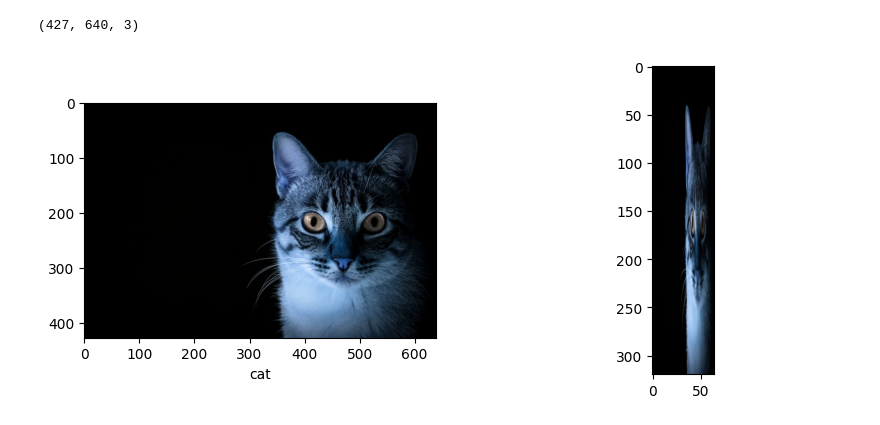
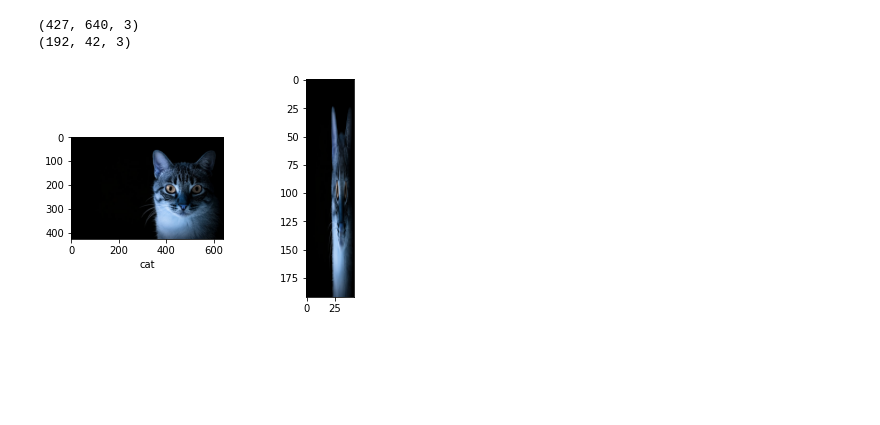
Before and after one commit to Mike0325-c/computer-vision, a Jupyter notebook: OpenCv/cv2_basical_utilities/rescale.ipynb, the cells around one changed output. Drawn from its saved outputs; the diff is of its cells as text; code cells hidden in the pictures; blank space fills up the shorter version.

```diff
--- a/OpenCv/cv2_basical_utilities/rescale.ipynb
+++ b/OpenCv/cv2_basical_utilities/rescale.ipynb
@@ -3,37 +3,39 @@ import cv2 as cv
 import matplotlib.pyplot as plt
 img = cv.imread('../Resources/Photos/cat.jpg')
 
 
 print(img.shape)
 def rescaleFrame(frame, scale=0.75):
     #image, videoes and live video
-    width = int(frame.shape[1] * 0.1)
-    height = int(frame.shape[0] * scale)
+    width = int(frame.shape[1] * 0.3)
+    height = int(frame.shape[0] * 0.8)
 
 
     # set the dimensions eauql to  tuple of width and height
     dimensions = (width,height)
 
     # resize a frame to the particular dimension
     # interpolation=cv.INTER_AREA is a parameter that specifies the interpolation method to be used when resizing an image
     # shrinking an image
     return cv.resize(frame,dimensions, interpolation =cv.INTER_AREA)
 
 img_rescaled = rescaleFrame(img)
+print(img_rescaled.shape)
 # cv.imshow('cats_resize',img_rescaled)
-plt.figure(figsize=(10,4))
+# plt.figure(figsize=(10,4))
 plt.subplot(1,2,1)
 plt.xlabel('cat')
 plt.imshow(img)
 
 plt.subplot(1,2,2)
 plt.imshow(img_rescaled)
 
 plt.show()
 # cv.waitKey(0)
 # %% [output]
 (427, 640, 3)
+(192, 42, 3)
-[figure, old version]
+[figure, new version]
 # %%
 # reading video
 capture = cv.VideoCapture("../Resources/Videos/dog.mp4")
```
Also changed, not shown: 1 other file.
